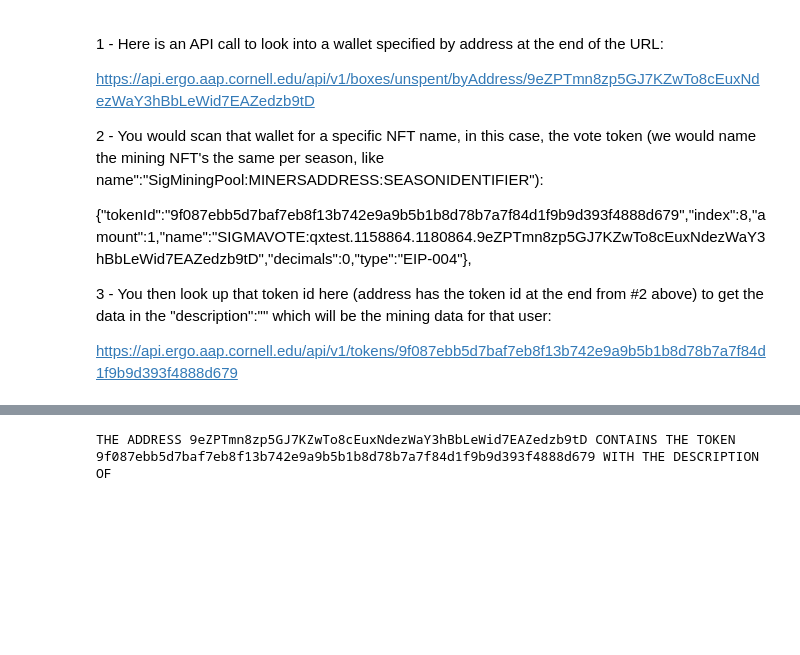
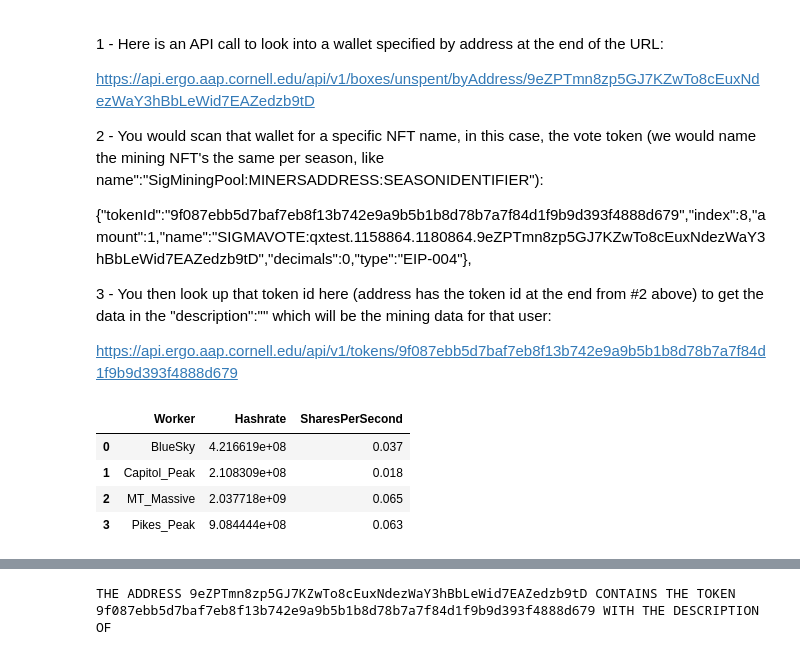
Before and after one commit to marctheshark3/sigmanaut-mining-pool-ui, a Jupyter notebook: prototype.ipynb, the cells around one changed output, grey strips where cells are left out. Saved outputs shown, nothing was run; the diff lists cells and outputs as text; code cells hidden in the pictures; blank space fills up the shorter version.

```diff
--- a/prototype.ipynb
+++ b/prototype.ipynb
@@ -17,0 +22,9 @@ https://api.ergo.aap.cornell.edu/api/v1/tokens/9f087ebb5d7baf7eb8f13b742e9a9b5b1
+# %%
+mining_data_df = reader.get_mining_stats()
+mining_data_df[1]
+# %% [output]
+|  | Worker | Hashrate | SharesPerSecond |
+| 0 | BlueSky | 4.216619e+08 | 0.037 |
+| 1 | Capitol_Peak | 2.108309e+08 | 0.018 |
+| 2 | MT_Massive | 2.037718e+09 | 0.065 |
+| 3 | Pikes_Peak | 9.084444e+08 | 0.063 |
```
Also changed, not shown: parts of 13 cells of this notebook, 4 other files.
